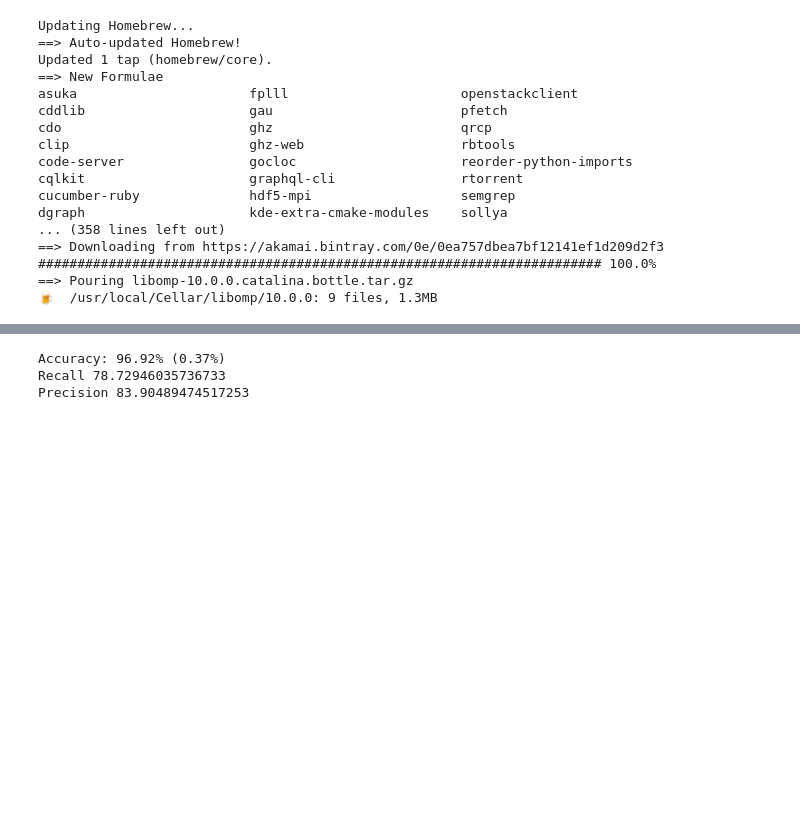
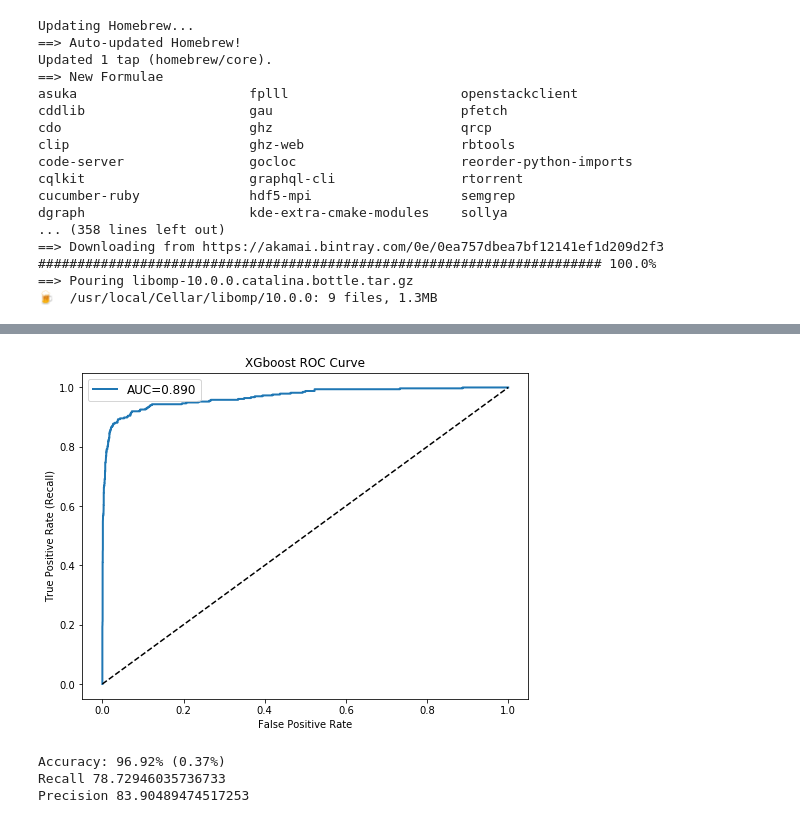
Before and after one commit to cwong690/Shut-the-Fraud-Down, a Jupyter notebook: XGboost-Ben.ipynb, the cells around one changed output, grey strips where cells are left out. Saved outputs shown, nothing was run; the diff lists cells and outputs as text; code cells hidden in the pictures; blank space fills up the shorter version.

Commit message:
update XGboost roc curve

```diff
--- a/XGboost-Ben.ipynb
+++ b/XGboost-Ben.ipynb
@@ -86,3 +86,25 @@ recall: 0.8641114982578397
+# %%
+probabilities = model.predict_proba(X_test)[:,1]
+# %%
+from sklearn import metrics
+import matplotlib.pyplot as plt
+
+def plot_roc_curve(ax, fpr, tpr, auc, label=None):
+    ax.plot(fpr, tpr, linewidth=2, label=label)
+    ax.plot([0,1], [0,1], 'k--')
+    ax.set_title(f'{label} ROC Curve')
+    ax.set_xlabel('False Positive Rate')
+    ax.set_ylabel('True Positive Rate (Recall)')
+    ax.legend(["AUC=%.3f"%auc], fontsize=12)
+
+
+
+fpr, tpr, thresholds = metrics.roc_curve(y_test, probabilities)
+fig, ax = plt.subplots(figsize=(8,6))
+auc_score = metrics.roc_auc_score(y_test, y_predict_test)
+plot_roc_curve(ax, fpr, tpr, auc_score,'XGboost')
+# %% [output]
+[figure, added]
 # %%
 # k-fold cross validation evaluation of xgboost model
 
```
Also changed, not shown: parts of 1 cell of this notebook.
